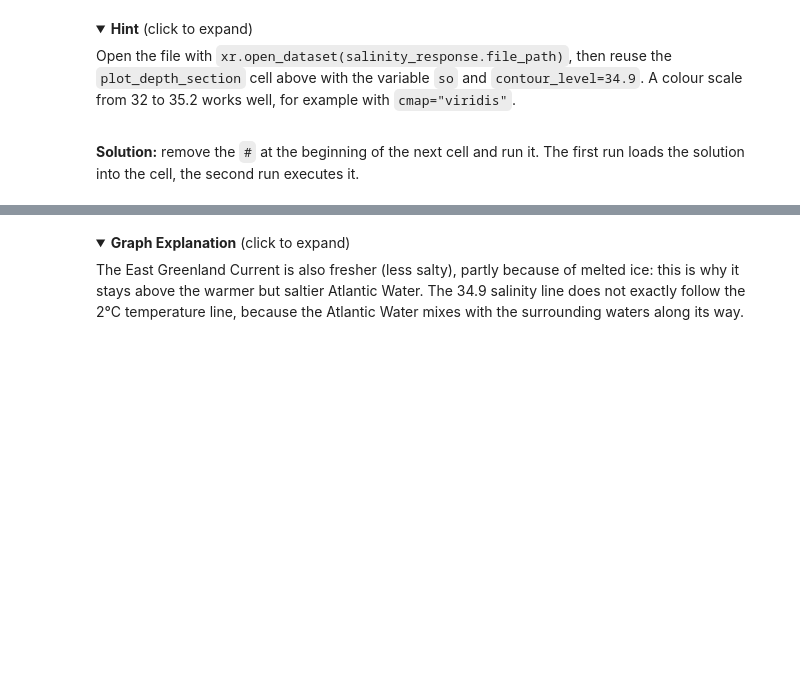
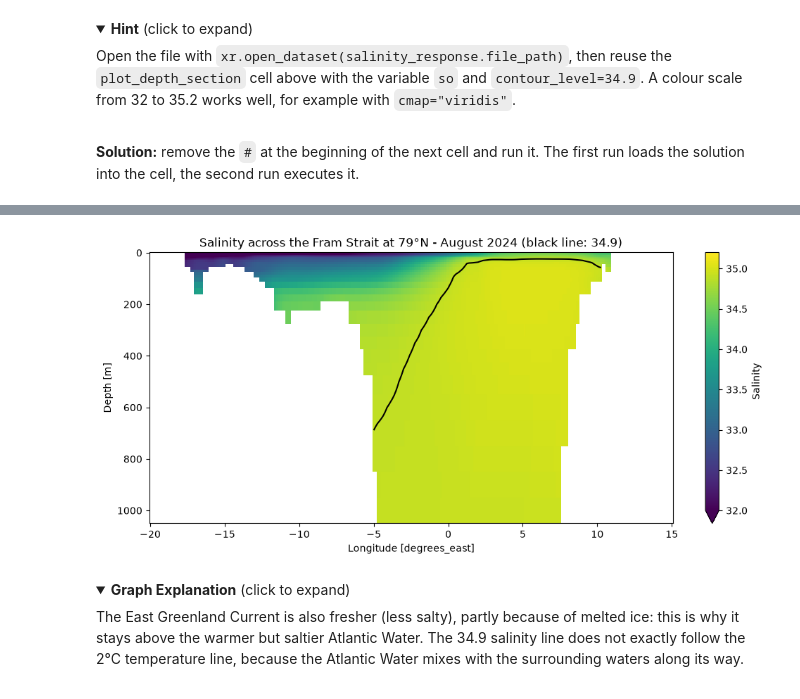
Before and after one commit to gkoenig-mercator/Training_Toolbox, a Jupyter notebook: ARCTBX-02-subset.ipynb, the cells around one changed output, grey strips where cells are left out. Drawn from its saved outputs; the diff is of its cells as text; code cells hidden in the pictures; folded sections open; blank space fills up the shorter version.

```diff
--- a/ARCTBX-02-subset.ipynb
+++ b/ARCTBX-02-subset.ipynb
@@ -468,3 +579,32 @@ Open the file with `xr.open_dataset(salinity_response.file_path)`, then reuse th
 **Solution:** remove the `#` at the beginning of the next cell and run it. The first run loads the solution into the cell, the second run executes it.
 # %%
 # %load _solved/ARCTBX-02-subset_exercise-5.py
+# Get the salinity file of exercise 4 (it is not downloaded again if it is already there)
+salinity_response = copernicusmarine.subset(
+    dataset_id=dataset_id,
+    variables=["so"],
+    minimum_longitude=minimum_longitude,
+    maximum_longitude=maximum_longitude,
+    minimum_latitude=minimum_latitude,
+    maximum_latitude=maximum_latitude,
+    start_datetime=start_date,
+    end_datetime=end_date,
+    minimum_depth=minimum_depth,
+    maximum_depth=maximum_depth,
+    output_directory=data_directory,
+    output_filename="fram_strait_salinity_2024-08.nc",
+    skip_existing=True,
+)
+salinity = xr.open_dataset(salinity_response.file_path)
+
+plot_depth_section(
+    salinity["so"],
+    latitude=79,
+    title="Salinity across the Fram Strait at 79°N - August 2024 (black line: 34.9)",
+    cbar_label="Salinity",
+    cmap="viridis",
+    vmin=32,
+    vmax=35.2,
+    contour_level=34.9,
+)
+# %% [output]
@@ -471,3 +614,4 @@ Open the file with `xr.open_dataset(salinity_response.file_path)`, then reuse th
+[figure, added]
 # %% [markdown]
 <details>
 <summary><b>Graph Explanation</b> (click to expand)</summary>
```
Also changed, not shown: parts of 19 cells of this notebook, 6 other files.
